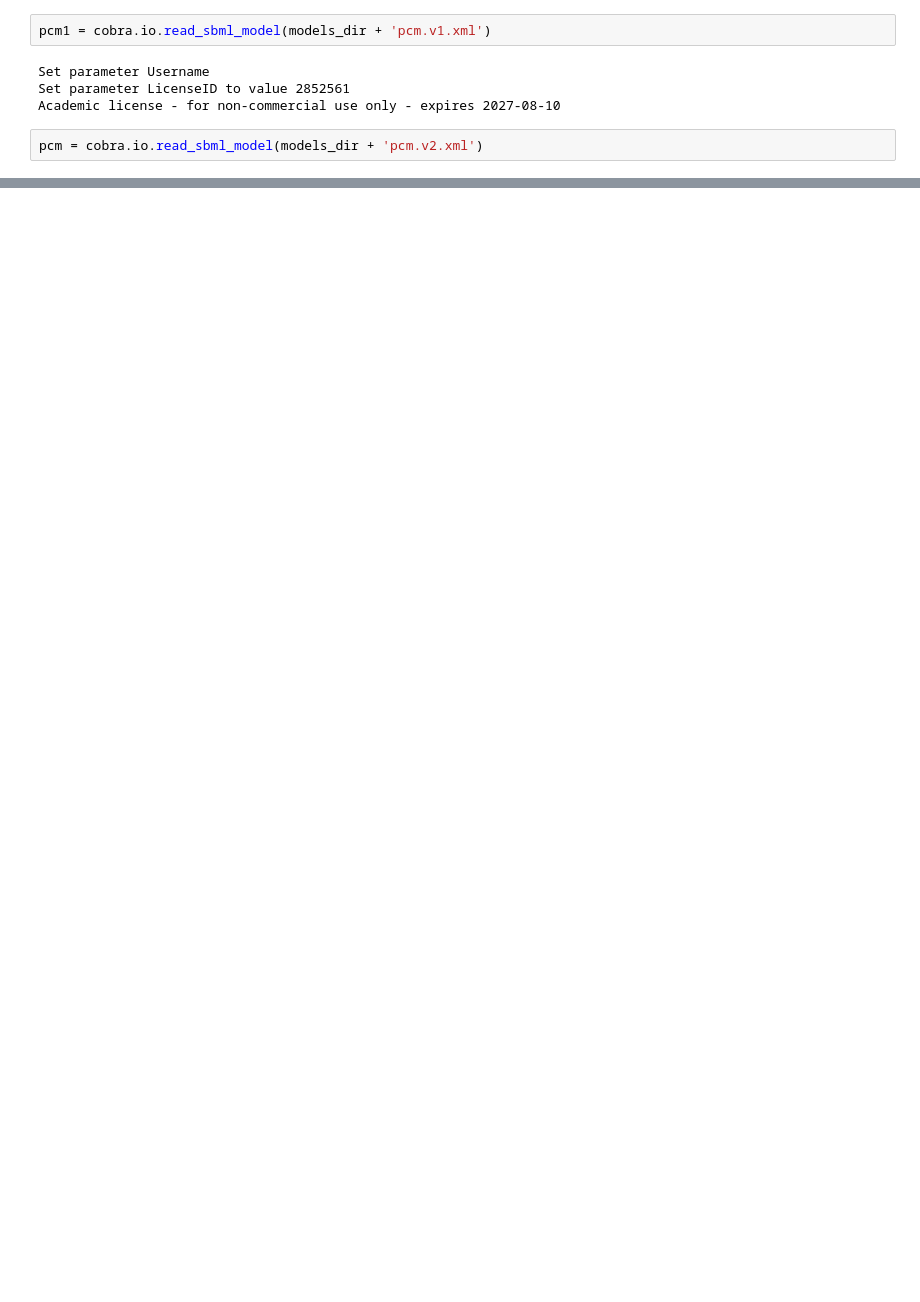
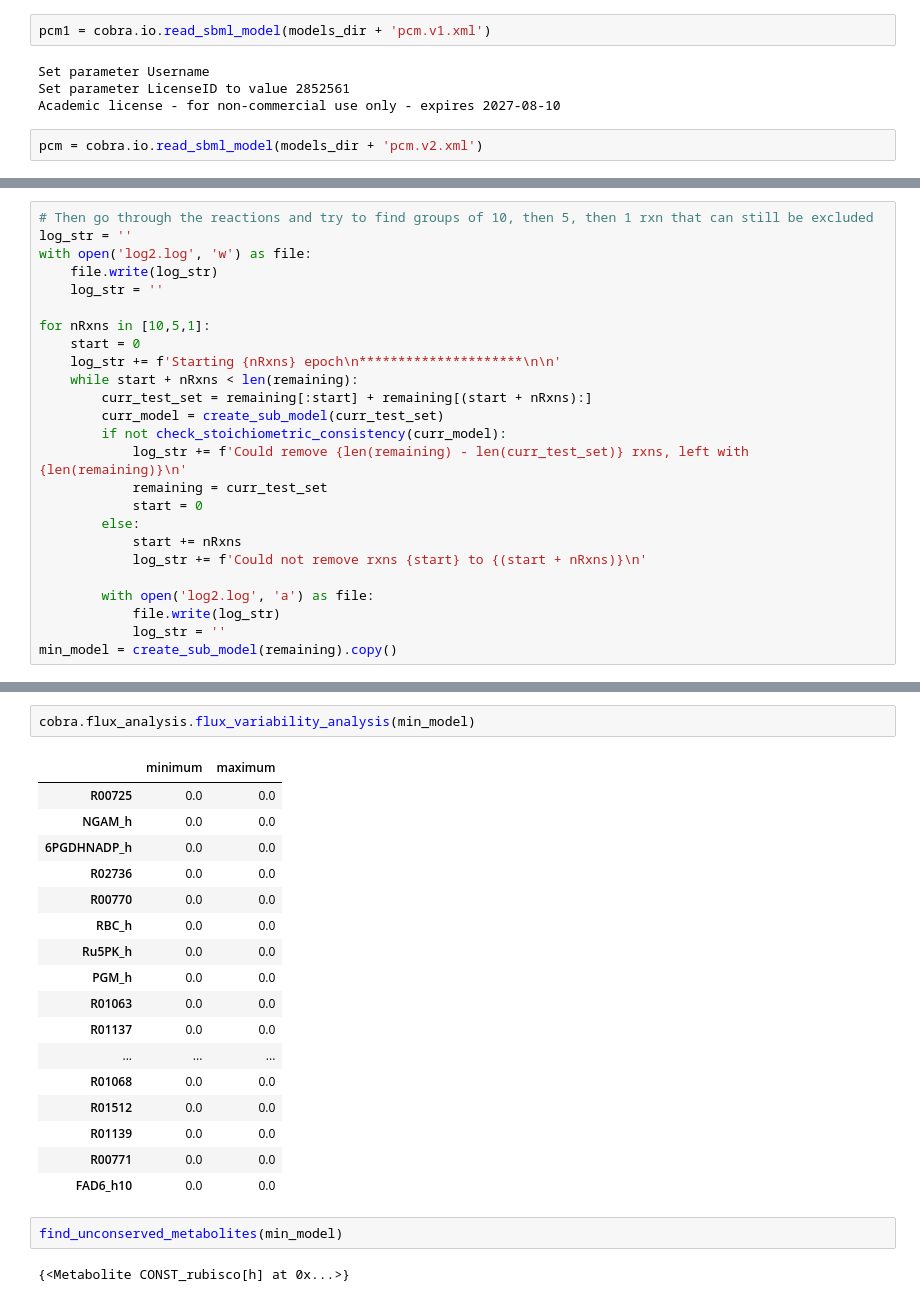
Before and after one commit to emilpaulitz/PCM, a Jupyter notebook: Code/modelUpdates/Test.ipynb, the cells around one changed output, grey strips where cells are left out. Saved outputs shown, nothing was run; the diff lists cells and outputs as text; blank space fills up the shorter version.

```diff
--- a/Code/modelUpdates/Test.ipynb
+++ b/Code/modelUpdates/Test.ipynb
@@ -241,0 +199,25 @@ res
+# %%
+# Then go through the reactions and try to find groups of 10, then 5, then 1 rxn that can still be excluded
+log_str = ''
+with open('log2.log', 'w') as file:
+    file.write(log_str)
+    log_str = ''
+
+for nRxns in [10,5,1]:
+    start = 0
+    log_str += f'Starting {nRxns} epoch\n*********************\n\n'
+    while start + nRxns < len(remaining):
+        curr_test_set = remaining[:start] + remaining[(start + nRxns):]
+        curr_model = create_sub_model(curr_test_set)
+        if not check_stoichiometric_consistency(curr_model):
+            log_str += f'Could remove {len(remaining) - len(curr_test_set)} rxns, left with {len(remaining)}\n'
+            remaining = curr_test_set
+            start = 0
+        else:
+            start += nRxns
+            log_str += f'Could not remove rxns {start} to {(start + nRxns)}\n'
+
+        with open('log2.log', 'a') as file:
+            file.write(log_str)
+            log_str = ''
+min_model = create_sub_model(remaining).copy()
@@ -241,0 +232,24 @@ res
+# %%
+cobra.flux_analysis.flux_variability_analysis(min_model)
+# %% [output]
+|  | minimum | maximum |
+| R00725 | 0.0 | 0.0 |
+| NGAM_h | 0.0 | 0.0 |
+| 6PGDHNADP_h | 0.0 | 0.0 |
+| R02736 | 0.0 | 0.0 |
+| R00770 | 0.0 | 0.0 |
+| RBC_h | 0.0 | 0.0 |
+| Ru5PK_h | 0.0 | 0.0 |
+| PGM_h | 0.0 | 0.0 |
+| R01063 | 0.0 | 0.0 |
+| R01137 | 0.0 | 0.0 |
+| ... | ... | ... |
+| R01068 | 0.0 | 0.0 |
+| R01512 | 0.0 | 0.0 |
+| R01139 | 0.0 | 0.0 |
+| R00771 | 0.0 | 0.0 |
+| FAD6_h10 | 0.0 | 0.0 |
+# %%
+find_unconserved_metabolites(min_model)
+# %% [output]
+{<Metabolite CONST_rubisco[h] at 0x...>}
```
Also changed, not shown: parts of 32 cells of this notebook, 8 other files.
